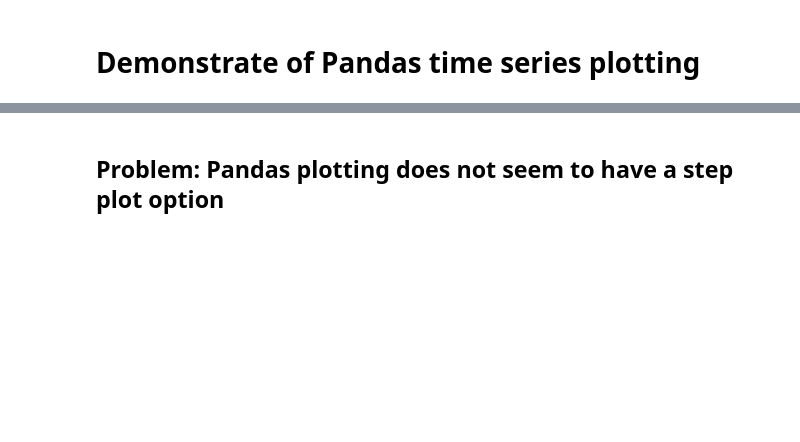
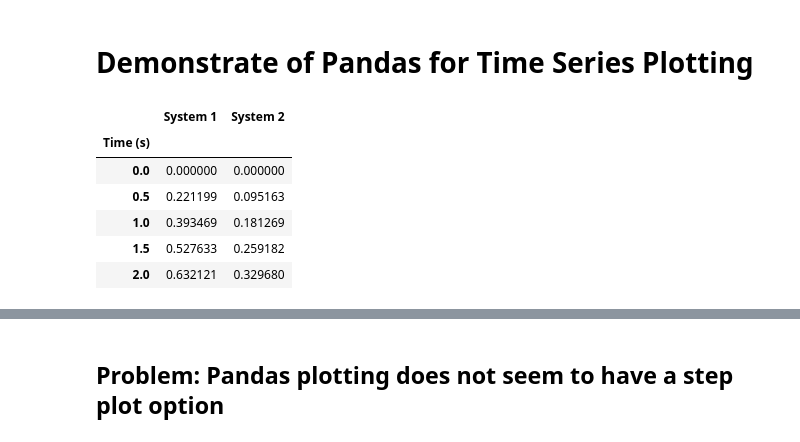
Before and after one commit to billtubbs/python-control-examples, a Jupyter notebook: Demonstrate-Pandas-time-series-plotting.ipynb, the cells around one changed output, grey strips where cells are left out. Saved outputs shown, nothing was run; the diff lists cells and outputs as text; code cells hidden in the pictures; blank space fills up the shorter version.

```diff
--- a/Demonstrate-Pandas-time-series-plotting.ipynb
+++ b/Demonstrate-Pandas-time-series-plotting.ipynb
@@ -1,4 +1,4 @@
 # %% [markdown]
-# Demonstrate of Pandas time series plotting
+# Demonstrate of Pandas for Time Series Plotting
 # %%
 import pandas as pd
@@ -22,5 +23,16 @@ T_out, y_out2 = step_response(sys2, T)
 ts1 = pd.Series(y_out1, index=T, name='System 1')
 ts2 = pd.Series(y_out2, index=T, name='System 2')
+# %%
+sim_results = pd.concat([ts1, ts2], axis=1)
+sim_results.head()
+# %% [output]
+|  | System 1 | System 2 |
+| Time (s) |  |  |
+| 0.0 | 0.000000 | 0.000000 |
+| 0.5 | 0.221199 | 0.095163 |
+| 1.0 | 0.393469 | 0.181269 |
+| 1.5 | 0.527633 | 0.259182 |
+| 2.0 | 0.632121 | 0.329680 |
 # %%
 # Both lines on same plot
 ts1.plot()
```
Also changed, not shown: parts of 9 cells of this notebook.
